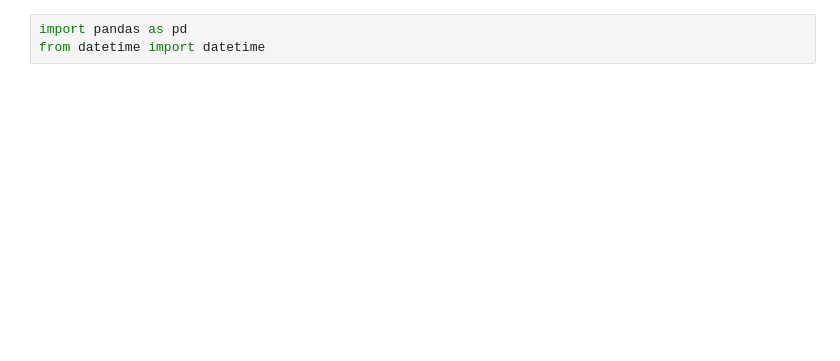
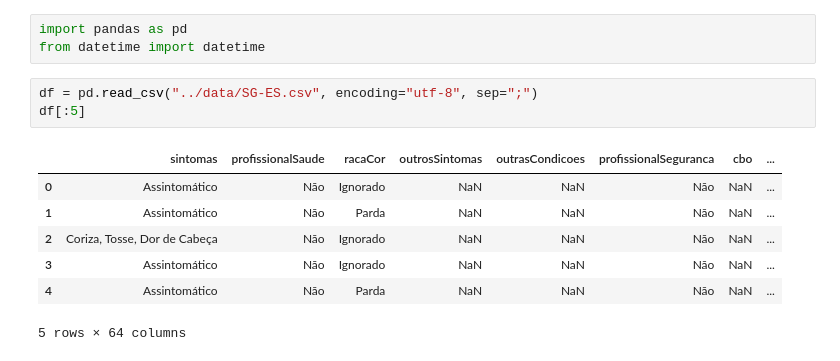
Before and after one commit to ginbar/inverse-cm, a Jupyter notebook: notebooks/DataAnalysis.ipynb, the cells around one changed output. Drawn from its saved outputs; the diff is of its cells as text; blank space fills up the shorter version.

```diff
--- a/notebooks/DataAnalysis.ipynb
+++ b/notebooks/DataAnalysis.ipynb
@@ -1,3 +1,14 @@
 # %%
 import pandas as pd
 from datetime import datetime
+# %%
+df = pd.read_csv("../data/SG-ES.csv", encoding="utf-8", sep=";")
+df[:5]
+# %% [output]
+|  | sintomas | profissionalSaude | racaCor | outrosSintomas | outrasCondicoes | profissionalSeguranca | cbo | ... |
+| 0 | Assintomático | Não | Ignorado | NaN | NaN | Não | NaN | ... |
+| 1 | Assintomático | Não | Parda | NaN | NaN | Não | NaN | ... |
+| 2 | Coriza, Tosse, Dor de Cabeça | Não | Ignorado | NaN | NaN | Não | NaN | ... |
+| 3 | Assintomático | Não | Ignorado | NaN | NaN | Não | NaN | ... |
+| 4 | Assintomático | Não | Parda | NaN | NaN | Não | NaN | ... |
+5 rows × 64 columns
```
Also changed, not shown: parts of 3 cells of this notebook, 51 other files.
